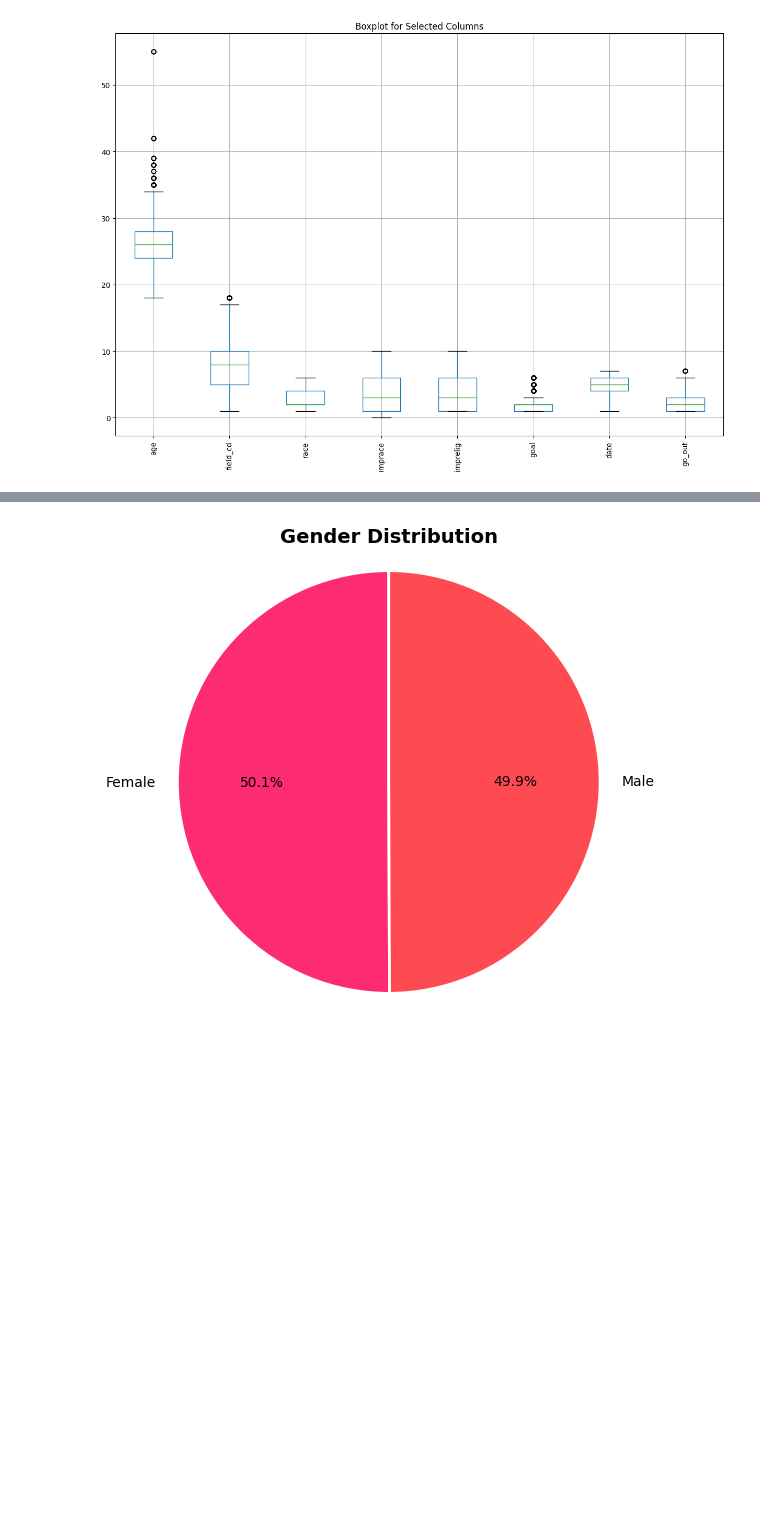
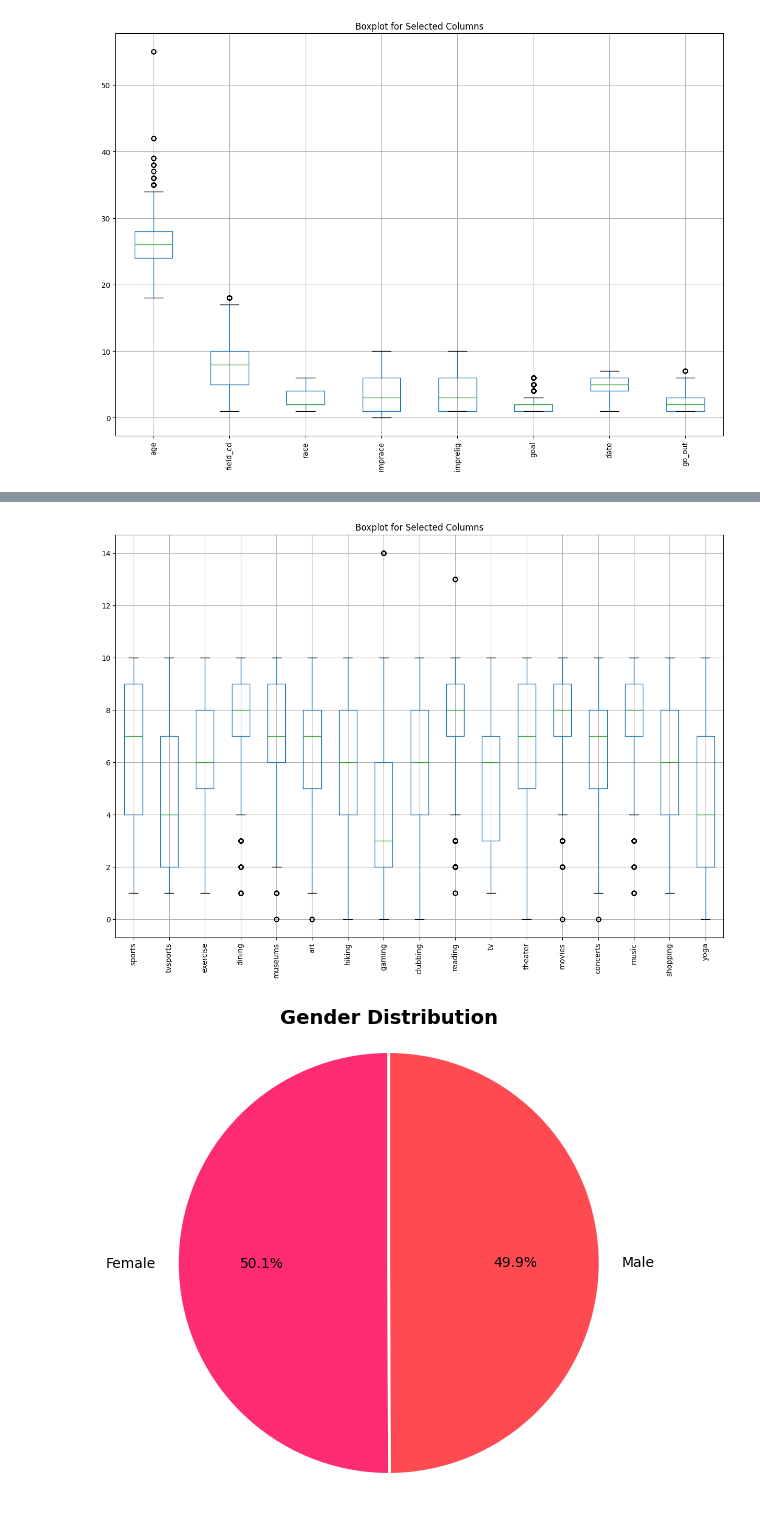
Before and after one commit to msche81/2-Jedha_Fullstack, a Jupyter notebook: 3_exploratory_data_analysis/5_project_speed_dating/Project_SpeedDating_EDA2.ipynb, the cells around one changed output, grey strips where cells are left out. Drawn from its saved outputs; the diff is of its cells as text; code cells hidden in the pictures; blank space fills up the shorter version.

```diff
--- a/3_exploratory_data_analysis/5_project_speed_dating/Project_SpeedDating_EDA2.ipynb
+++ b/3_exploratory_data_analysis/5_project_speed_dating/Project_SpeedDating_EDA2.ipynb
@@ -178,3 +193,19 @@ plt.show()
+# %%
+# Specify the columns you want to plot
+columns_to_plot = ['sports', 'tvsports', 'exercise', 'dining', 'museums', 'art', 'hiking', 'gaming', 'clubbing',
+                       'reading', 'tv', 'theater', 'movies', 'concerts', 'music', 'shopping', 'yoga']
+
+# Plot a boxplot for the selected columns
+df[columns_to_plot].boxplot(figsize=(15, 10))
+
+# Rotate the x-axis labels for better readability
+plt.xticks(rotation=90)
+
+# Show the plot
+plt.title('Boxplot for Selected Columns')
+plt.show()
+# %% [output]
+[figure, added]
 # %%
 # Filtrer les données où match = 1
 df_match_1 = df[df['match'] == 1].copy()  # Use .copy() to avoid modifying a slice of the original DataFrame
```
Also changed, not shown: parts of 8 cells of this notebook, 1 other file.
